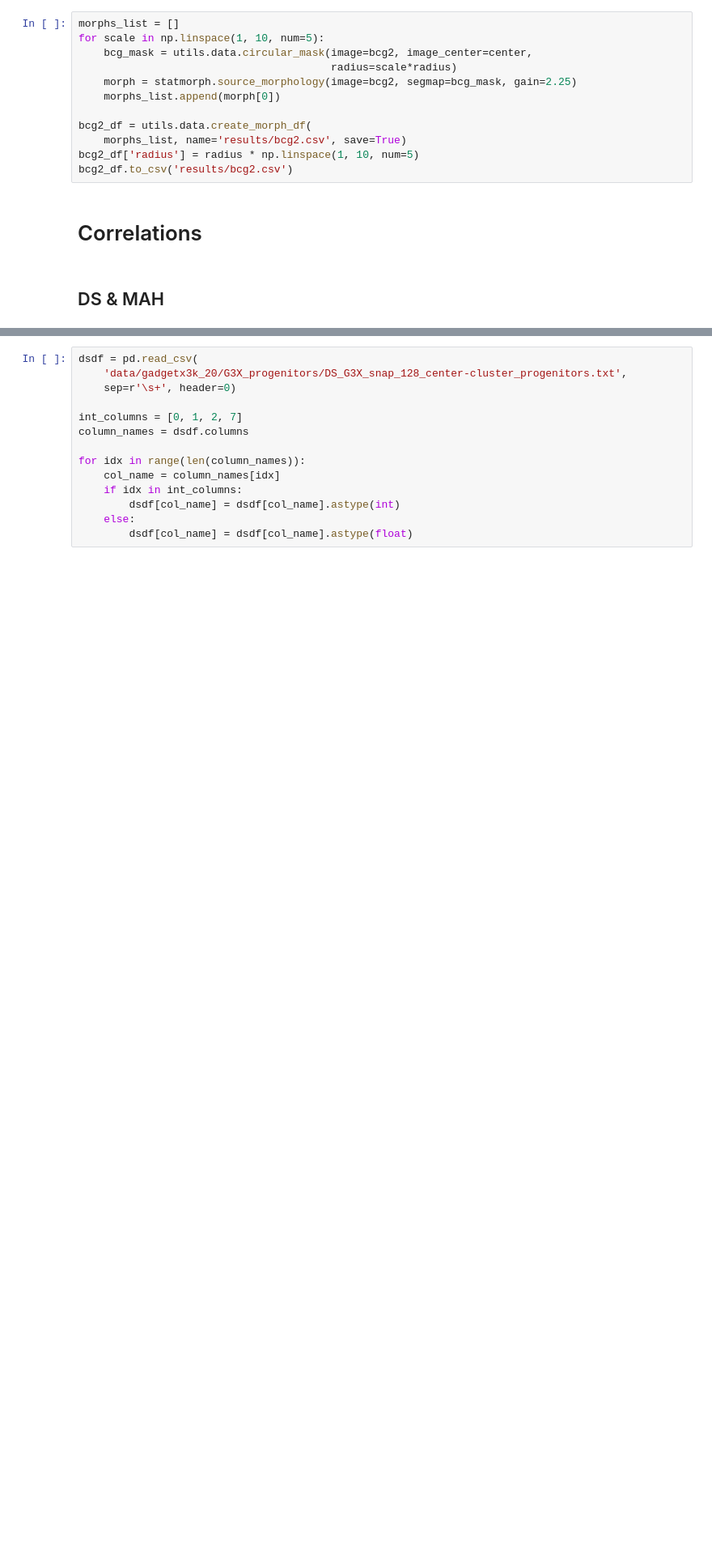
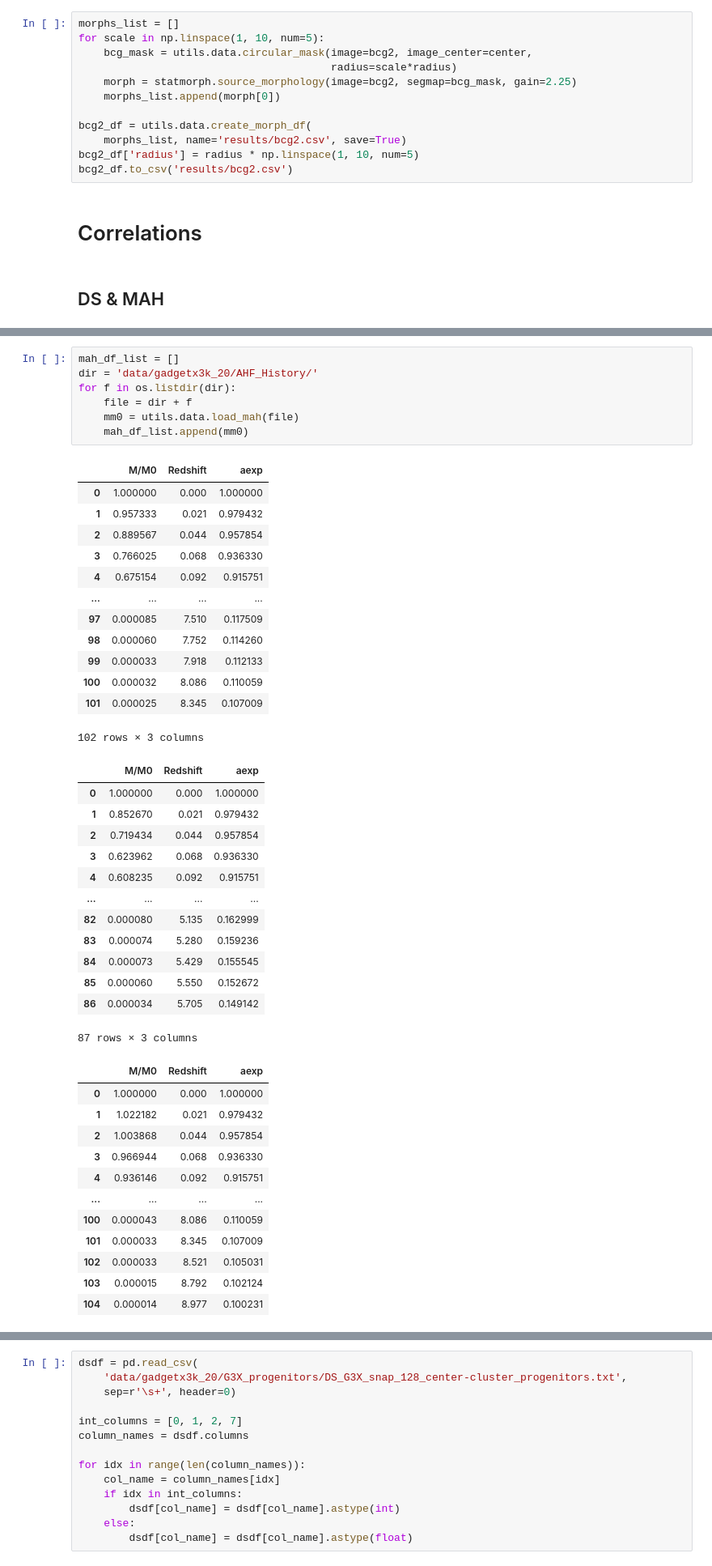
Before and after one commit to Kabelo-T/cluster_morph, a Jupyter notebook: cluster_morphs.ipynb, the cells around one changed output, grey strips where cells are left out. Shown at 81% size. Saved outputs shown, nothing was run; the diff lists cells and outputs as text; blank space fills up the shorter version.

```diff
--- a/cluster_morphs.ipynb
+++ b/cluster_morphs.ipynb
@@ -119,0 +124,46 @@ bcg2_df.to_csv('results/bcg2.csv')
+# %%
+mah_df_list = []
+dir = 'data/gadgetx3k_20/AHF_History/'
+for f in os.listdir(dir):
+    file = dir + f
+    mm0 = utils.data.load_mah(file)
+    mah_df_list.append(mm0)
+# %% [output]
+|  | M/M0 | Redshift | aexp |
+| 0 | 1.000000 | 0.000 | 1.000000 |
+| 1 | 0.957333 | 0.021 | 0.979432 |
+| 2 | 0.889567 | 0.044 | 0.957854 |
+| 3 | 0.766025 | 0.068 | 0.936330 |
+| 4 | 0.675154 | 0.092 | 0.915751 |
+| ... | ... | ... | ... |
+| 97 | 0.000085 | 7.510 | 0.117509 |
+| 98 | 0.000060 | 7.752 | 0.114260 |
+| 99 | 0.000033 | 7.918 | 0.112133 |
+| 100 | 0.000032 | 8.086 | 0.110059 |
+| 101 | 0.000025 | 8.345 | 0.107009 |
+102 rows × 3 columns
+|  | M/M0 | Redshift | aexp |
+| 0 | 1.000000 | 0.000 | 1.000000 |
+| 1 | 0.852670 | 0.021 | 0.979432 |
+| 2 | 0.719434 | 0.044 | 0.957854 |
+| 3 | 0.623962 | 0.068 | 0.936330 |
+| 4 | 0.608235 | 0.092 | 0.915751 |
+| ... | ... | ... | ... |
+| 82 | 0.000080 | 5.135 | 0.162999 |
+| 83 | 0.000074 | 5.280 | 0.159236 |
+| 84 | 0.000073 | 5.429 | 0.155545 |
+| 85 | 0.000060 | 5.550 | 0.152672 |
+| 86 | 0.000034 | 5.705 | 0.149142 |
+87 rows × 3 columns
+|  | M/M0 | Redshift | aexp |
+| 0 | 1.000000 | 0.000 | 1.000000 |
+| 1 | 1.022182 | 0.021 | 0.979432 |
+| 2 | 1.003868 | 0.044 | 0.957854 |
+| 3 | 0.966944 | 0.068 | 0.936330 |
+| 4 | 0.936146 | 0.092 | 0.915751 |
+| ... | ... | ... | ... |
+| 100 | 0.000043 | 8.086 | 0.110059 |
+| 101 | 0.000033 | 8.345 | 0.107009 |
+| 102 | 0.000033 | 8.521 | 0.105031 |
+| 103 | 0.000015 | 8.792 | 0.102124 |
+| 104 | 0.000014 | 8.977 | 0.100231 |
```
Also changed, not shown: parts of 13 cells of this notebook, 1 other file.
